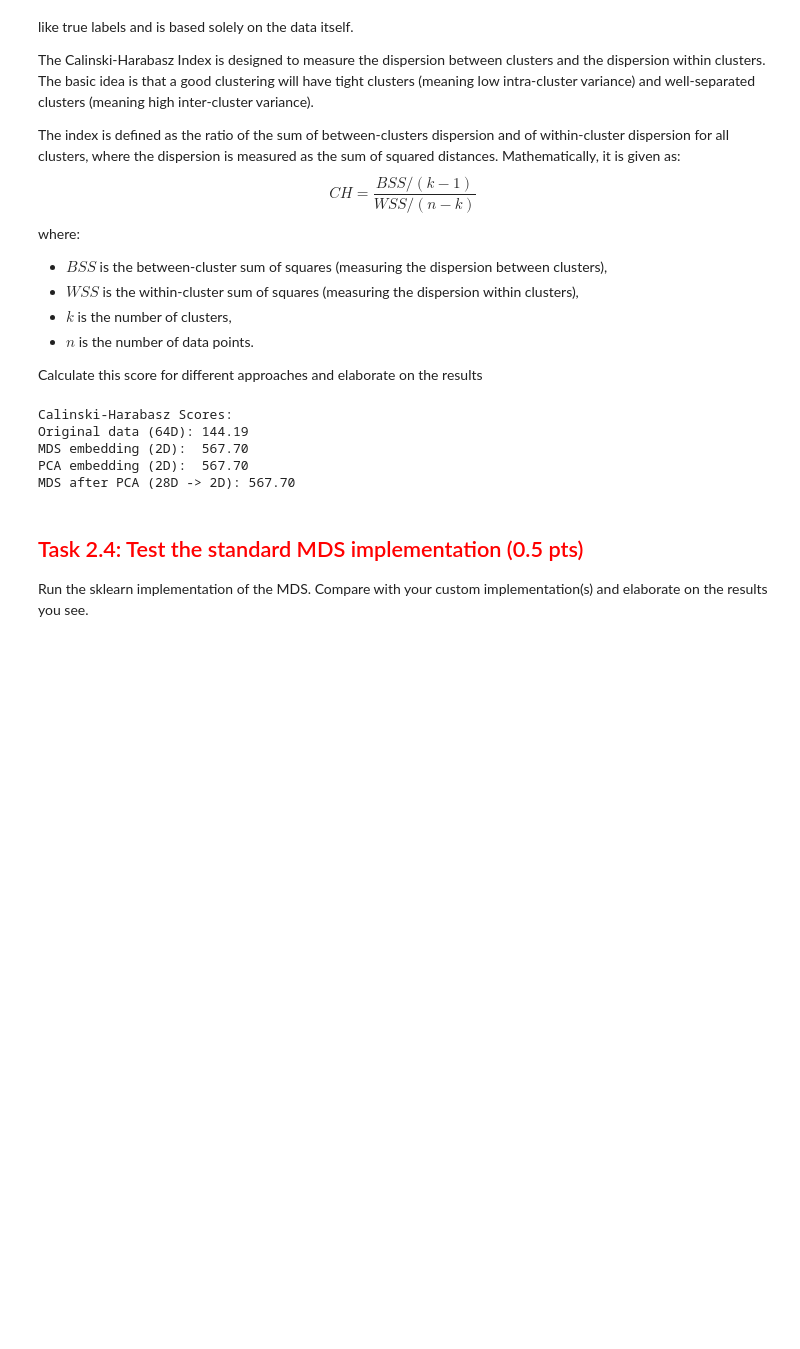
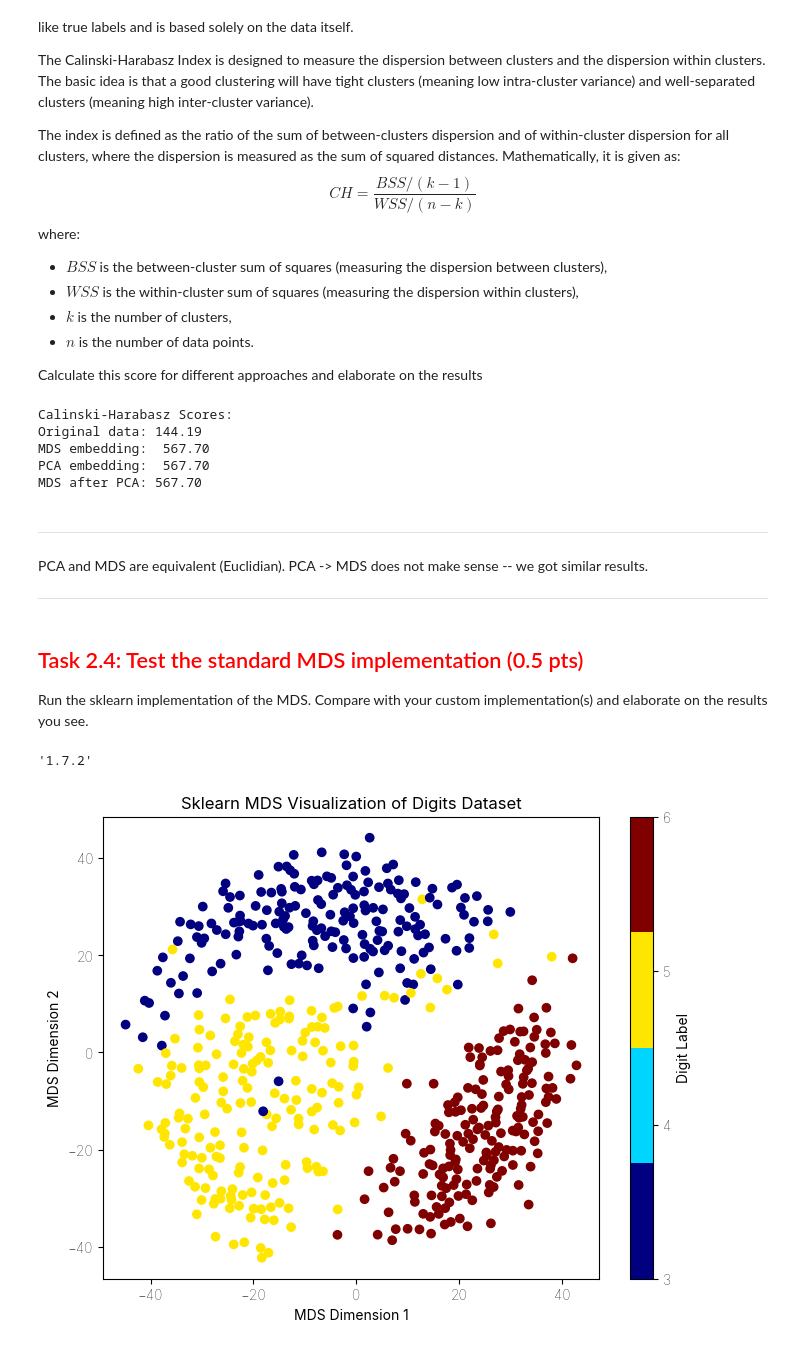
Before and after one commit to nuinashco/LinearAlgebra-UCU, a Jupyter notebook: hw2/task4-spectral_clustering.ipynb, the cells around one changed output. Drawn from its saved outputs; the diff is of its cells as text; code cells hidden in the pictures; blank space fills up the shorter version.

```diff
--- a/hw2/task4-spectral_clustering.ipynb
+++ b/hw2/task4-spectral_clustering.ipynb
@@ -764,18 +845,44 @@ ch_mds_pca = sklearn.metrics.calinski_harabasz_score(mds_after_pca_embedding, y_
 ch_original = sklearn.metrics.calinski_harabasz_score(X_sel, y_sel)
 
 print("Calinski-Harabasz Scores:")
-print(f"Original data (64D): {ch_original:.2f}")
-print(f"MDS embedding (2D):  {ch_mds:.2f}")
-print(f"PCA embedding (2D):  {ch_pca:.2f}")
-print(f"MDS after PCA (28D -> 2D): {ch_mds_pca:.2f}")
+print(f"Original data: {ch_original:.2f}")
+print(f"MDS embedding:  {ch_mds:.2f}")
+print(f"PCA embedding:  {ch_pca:.2f}")
+print(f"MDS after PCA: {ch_mds_pca:.2f}")
 # %% [output]
 Calinski-Harabasz Scores:
-Original data (64D): 144.19
-MDS embedding (2D):  567.70
-PCA embedding (2D):  567.70
-MDS after PCA (28D -> 2D): 567.70
+Original data: 144.19
+MDS embedding:  567.70
+PCA embedding:  567.70
+MDS after PCA: 567.70
+# %% [markdown]
+---
+
+PCA and MDS are equivalent (Euclidian). PCA -> MDS does not make sense -- we got similar results.
+
+---
 # %% [markdown]
 ## <font color="red">Task 2.4: Test the standard MDS implementation (0.5 pts)</font>
 
 
 Run the sklearn implementation of the MDS. Compare with your custom implementation(s) and elaborate on the results you see.
+# %%
+sklearn.__version__
+# %% [output]
+'1.7.2'
+# %%
+from sklearn.manifold import MDS
+
+embedding = MDS(n_components=2)
+
+X_transformed = embedding.fit_transform(X)
+# %%
+plt.figure(figsize=(8, 6))
+plt.scatter(X_transformed[:, 0], X_transformed[:, 1], c=y, cmap=plt.cm.get_cmap("jet", 4))
+plt.colorbar(label='Digit Label', ticks=range(10))
+plt.title("Sklearn MDS Visualization of Digits Dataset")
+plt.xlabel("MDS Dimension 1")
+plt.ylabel("MDS Dimension 2")
+plt.show()
+# %% [output]
+[figure, added]
```
Also changed, not shown: parts of 16 cells of this notebook.
